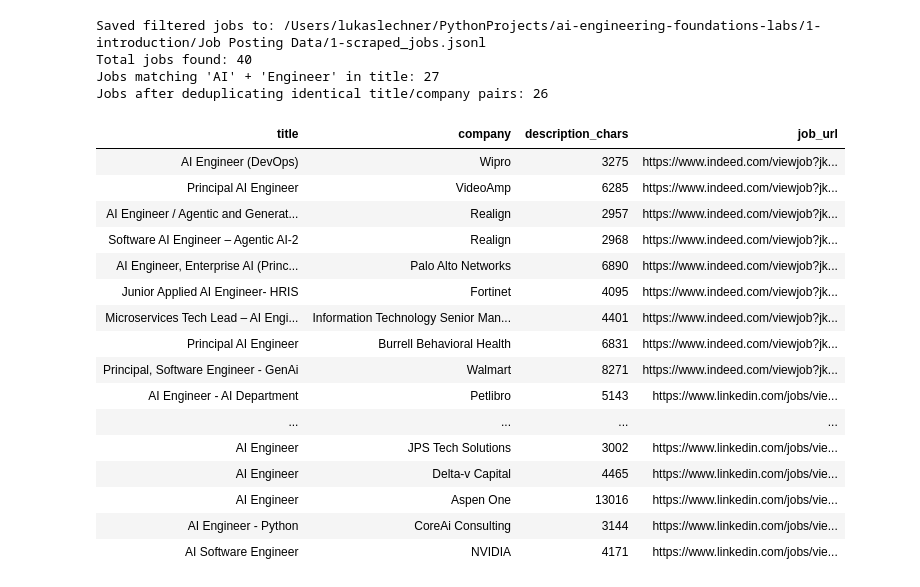
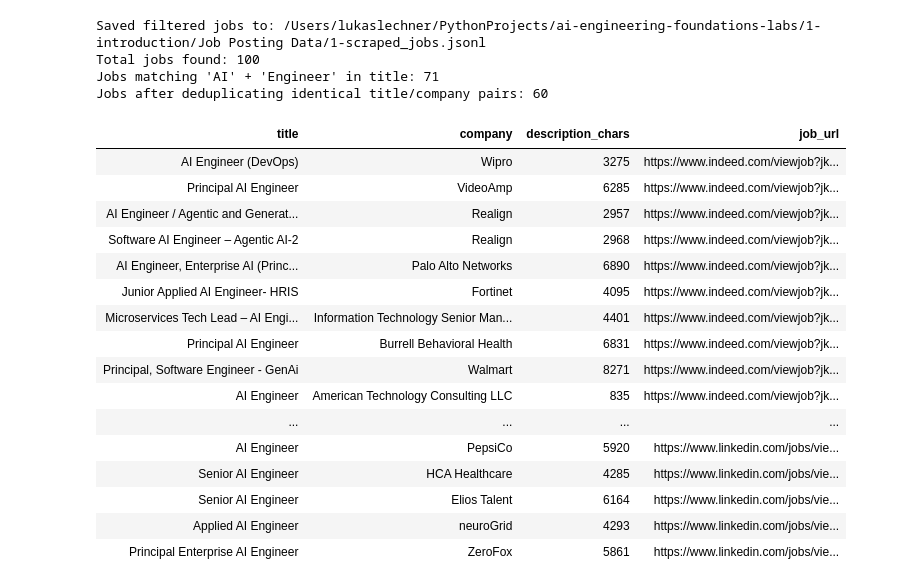
Before and after one commit to LukasLechnerDev/AI-Engineering-Foundations-Labs, a Jupyter notebook: 1-introduction/3-analyse-aie-job-postings.ipynb, the cells around one changed output. Cells and saved outputs as stored; diff of their text form; code cells hidden in the pictures.

```diff
--- a/1-introduction/3-analyse-aie-job-postings.ipynb
+++ b/1-introduction/3-analyse-aie-job-postings.ipynb
@@ -13,7 +13,7 @@ jobs = scrape_jobs(
     country_indeed="USA",
     job_type="fulltime",
     hours_old=72,
-    results_wanted=20,
+    results_wanted=50,
 )
 
 df = pd.DataFrame(jobs)
@@ -33,40 +33,40 @@ matching_jobs = df[mask].copy()
 # We drop duplicates based on the combination of 'title' and 'company'
 filtered_jobs = matching_jobs.drop_duplicates(subset=['title', 'company']).copy()
 filtered_jobs.to_json(jsonl_path, orient='records', lines=True, force_ascii=False)
 
 print(f"Saved filtered jobs to: {jsonl_path.resolve()}")
 print(f"Total jobs found: {len(df)}")
 print(f"Jobs matching 'AI' + 'Engineer' in title: {len(matching_jobs)}")
 print(f"Jobs after deduplicating identical title/company pairs: {len(filtered_jobs)}")
 
 results_to_show = filtered_jobs[['title', 'company', 'job_url']].copy()
 description_series = filtered_jobs['description'] if 'description' in filtered_jobs.columns else pd.Series('', index=filtered_jobs.index)
 results_to_show['description_chars'] = description_series.fillna('').astype(str).str.len()
 results_to_show = results_to_show[['title', 'company', 'description_chars', 'job_url']]
 results_to_show['job_url'] = results_to_show['job_url'].apply(
     lambda url: f'<a href=\"{url}\" target=\"_blank\">{url}</a>' if pd.notna(url) else ''
 )
 
 display(HTML(results_to_show.to_html(escape=False, index=False)))
 # %% [output]
 Saved filtered jobs to: /Users/lukaslechner/PythonProjects/ai-engineering-foundations-labs/1-introduction/Job Posting Data/1-scraped_jobs.jsonl
-Total jobs found: 40
-Jobs matching 'AI' + 'Engineer' in title: 27
-Jobs after deduplicating identical title/company pairs: 26
+Total jobs found: 100
+Jobs matching 'AI' + 'Engineer' in title: 71
+Jobs after deduplicating identical title/company pairs: 60
 | title | company | description_chars | job_url |
 | AI Engineer (DevOps) | Wipro | 3275 | https://www.indeed.com/viewjob?jk... |
 | Principal AI Engineer | VideoAmp | 6285 | https://www.indeed.com/viewjob?jk... |
 | AI Engineer / Agentic and Generat... | Realign | 2957 | https://www.indeed.com/viewjob?jk... |
 | Software AI Engineer – Agentic AI-2 | Realign | 2968 | https://www.indeed.com/viewjob?jk... |
 | AI Engineer, Enterprise AI (Princ... | Palo Alto Networks | 6890 | https://www.indeed.com/viewjob?jk... |
 | Junior Applied AI Engineer- HRIS | Fortinet | 4095 | https://www.indeed.com/viewjob?jk... |
 | Microservices Tech Lead – AI Engi... | Information Technology Senior Man... | 4401 | https://www.indeed.com/viewjob?jk... |
 | Principal AI Engineer | Burrell Behavioral Health | 6831 | https://www.indeed.com/viewjob?jk... |
 | Principal, Software Engineer - GenAi | Walmart | 8271 | https://www.indeed.com/viewjob?jk... |
-| AI Engineer - AI Department | Petlibro | 5143 | https://www.linkedin.com/jobs/vie... |
+| AI Engineer | American Technology Consulting LLC | 835 | https://www.indeed.com/viewjob?jk... |
 | ... | ... | ... | ... |
-| AI Engineer | JPS Tech Solutions | 3002 | https://www.linkedin.com/jobs/vie... |
-| AI Engineer | Delta-v Capital | 4465 | https://www.linkedin.com/jobs/vie... |
-| AI Engineer | Aspen One | 13016 | https://www.linkedin.com/jobs/vie... |
-| AI Engineer - Python | CoreAi Consulting | 3144 | https://www.linkedin.com/jobs/vie... |
-| AI Software Engineer | NVIDIA | 4171 | https://www.linkedin.com/jobs/vie... |
+| AI Engineer | PepsiCo | 5920 | https://www.linkedin.com/jobs/vie... |
+| Senior AI Engineer | HCA Healthcare | 4285 | https://www.linkedin.com/jobs/vie... |
+| Senior AI Engineer | Elios Talent | 6164 | https://www.linkedin.com/jobs/vie... |
+| Applied AI Engineer | neuroGrid | 4293 | https://www.linkedin.com/jobs/vie... |
+| Principal Enterprise AI Engineer | ZeroFox | 5861 | https://www.linkedin.com/jobs/vie... |
```
Also changed, not shown: 5 other files.
